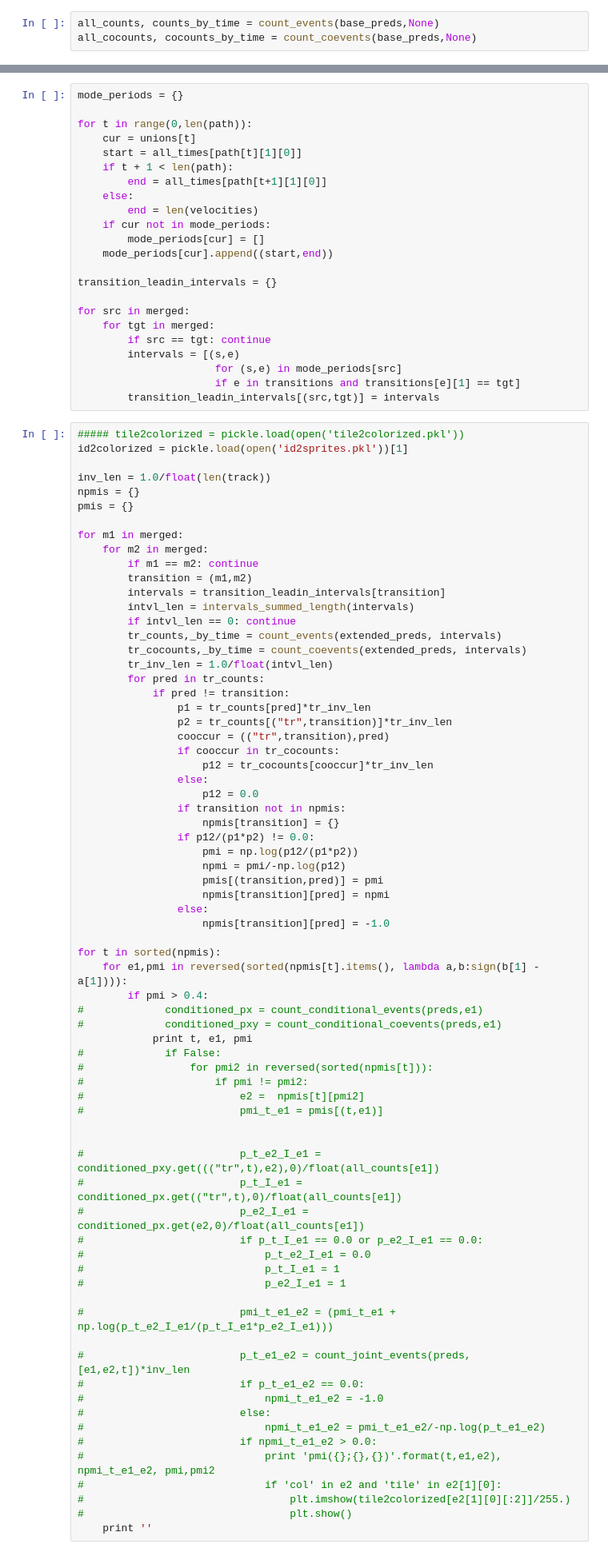
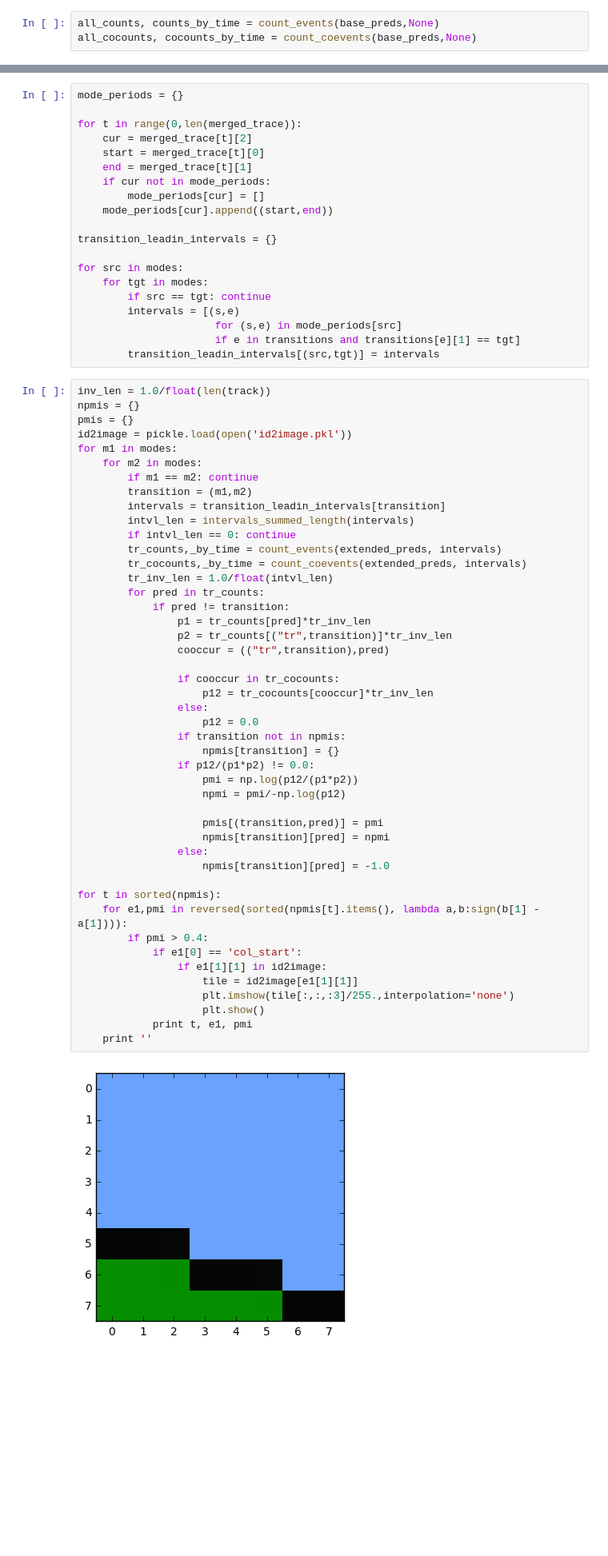
Before and after one commit to JoeOsborn/mechlearn, a Jupyter notebook: mechlearn/Causes-Adams.ipynb, the cells around one changed output, grey strips where cells are left out. Shown at 80% size. Saved outputs shown, nothing was run; the diff lists cells and outputs as text; blank space fills up the shorter version.

```diff
--- a/mechlearn/Causes-Adams.ipynb
+++ b/mechlearn/Causes-Adams.ipynb
@@ -573,95 +550,68 @@ def count_conditional_coevents(preds,condition):
 # %%
 mode_periods = {}
 
-for t in range(0,len(path)):
-    cur = unions[t]
-    start = all_times[path[t][1][0]]
-    if t + 1 < len(path):
-        end = all_times[path[t+1][1][0]]
-    else:
-        end = len(velocities)
+for t in range(0,len(merged_trace)):
+    cur = merged_trace[t][2]
+    start = merged_trace[t][0]
+    end = merged_trace[t][1]
     if cur not in mode_periods:
         mode_periods[cur] = []
     mode_periods[cur].append((start,end))
 
 transition_leadin_intervals = {}
 
-for src in merged:
-    for tgt in merged:
+for src in modes:
+    for tgt in modes:
         if src == tgt: continue
         intervals = [(s,e)
                       for (s,e) in mode_periods[src]
                       if e in transitions and transitions[e][1] == tgt]
         transition_leadin_intervals[(src,tgt)] = intervals
 # %%
-##### tile2colorized = pickle.load(open('tile2colorized.pkl'))
-id2colorized = pickle.load(open('id2sprites.pkl'))[1]
-
 inv_len = 1.0/float(len(track))
 npmis = {}
 pmis = {}
-
-for m1 in merged:
-    for m2 in merged:
+id2image = pickle.load(open('id2image.pkl'))
+for m1 in modes:
+    for m2 in modes:
         if m1 == m2: continue
         transition = (m1,m2)
         intervals = transition_leadin_intervals[transition]
         intvl_len = intervals_summed_length(intervals)
         if intvl_len == 0: continue
         tr_counts,_by_time = count_events(extended_preds, intervals)
         tr_cocounts,_by_time = count_coevents(extended_preds, intervals)
         tr_inv_len = 1.0/float(intvl_len)
         for pred in tr_counts:
             if pred != transition:
                 p1 = tr_counts[pred]*tr_inv_len
                 p2 = tr_counts[("tr",transition)]*tr_inv_len
                 cooccur = (("tr",transition),pred)
+
                 if cooccur in tr_cocounts:
                     p12 = tr_cocounts[cooccur]*tr_inv_len
                 else:
                     p12 = 0.0
                 if transition not in npmis:
                     npmis[transition] = {}
                 if p12/(p1*p2) != 0.0:
                     pmi = np.log(p12/(p1*p2))
                     npmi = pmi/-np.log(p12)
+
                     pmis[(transition,pred)] = pmi
                     npmis[transition][pred] = npmi
                 else:
                     npmis[transition][pred] = -1.0
 
 for t in sorted(npmis):
     for e1,pmi in reversed(sorted(npmis[t].items(), lambda a,b:sign(b[1] - a[1]))):
         if pmi > 0.4:
-#             conditioned_px = count_conditional_events(preds,e1)
-#             conditioned_pxy = count_conditional_coevents(preds,e1)
+            if e1[0] == 'col_start':
+                if e1[1][1] in id2image:
+                    tile = id2image[e1[1][1]]
+                    plt.imshow(tile[:,:,:3]/255.,interpolation='none')
+                    plt.show()
             print t, e1, pmi
-#             if False:
-#                 for pmi2 in reversed(sorted(npmis[t])):
-#                     if pmi != pmi2:
-#                         e2 =  npmis[t][pmi2]
-#                         pmi_t_e1 = pmis[(t,e1)]
-
-
-#                         p_t_e2_I_e1 = conditioned_pxy.get((("tr",t),e2),0)/float(all_counts[e1])
-#                         p_t_I_e1 = conditioned_px.get(("tr",t),0)/float(all_counts[e1])
-#                         p_e2_I_e1 = conditioned_px.get(e2,0)/float(all_counts[e1])
-#                         if p_t_I_e1 == 0.0 or p_e2_I_e1 == 0.0:
-#                             p_t_e2_I_e1 = 0.0
-#                             p_t_I_e1 = 1
-#                             p_e2_I_e1 = 1
-
-#                         pmi_t_e1_e2 = (pmi_t_e1 + np.log(p_t_e2_I_e1/(p_t_I_e1*p_e2_I_e1)))
-
-#                         p_t_e1_e2 = count_joint_events(preds,[e1,e2,t])*inv_len
-#                         if p_t_e1_e2 == 0.0:
-#                             npmi_t_e1_e2 = -1.0
-#                         else:
-#                             npmi_t_e1_e2 = pmi_t_e1_e2/-np.log(p_t_e1_e2)
-#                         if npmi_t_e1_e2 > 0.0:
-#                             print 'pmi({};{},{})'.format(t,e1,e2), npmi_t_e1_e2, pmi,pmi2
-#                             if 'col' in e2 and 'tile' in e2[1][0]:
-#                                 plt.imshow(tile2colorized[e2[1][0][:2]]/255.)
-#                                 plt.show()
     print ''
 # %% [output]
+[figure, added]
```
Also changed, not shown: parts of 18 cells of this notebook, 12 other files.
